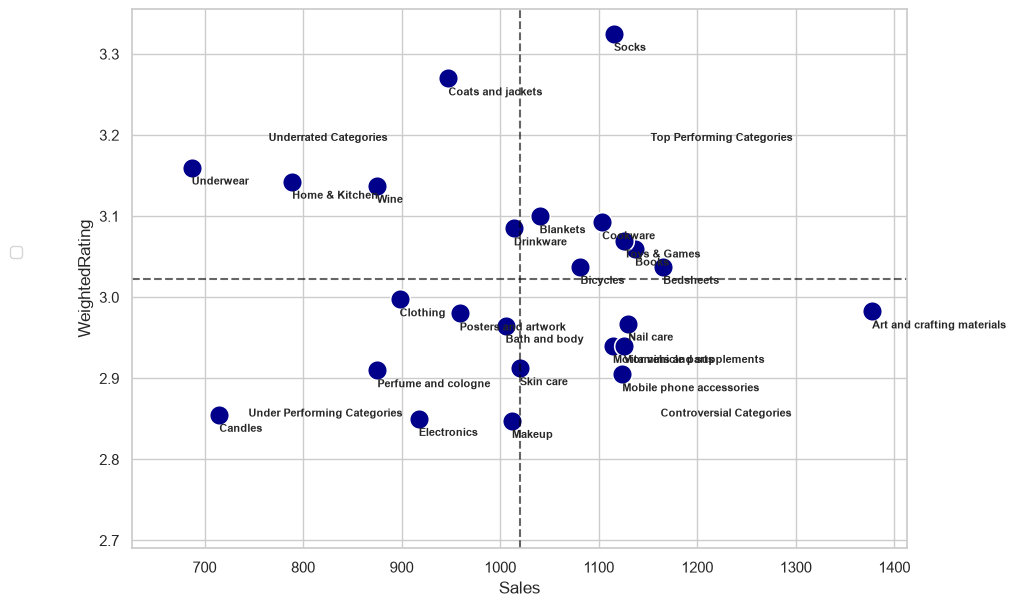
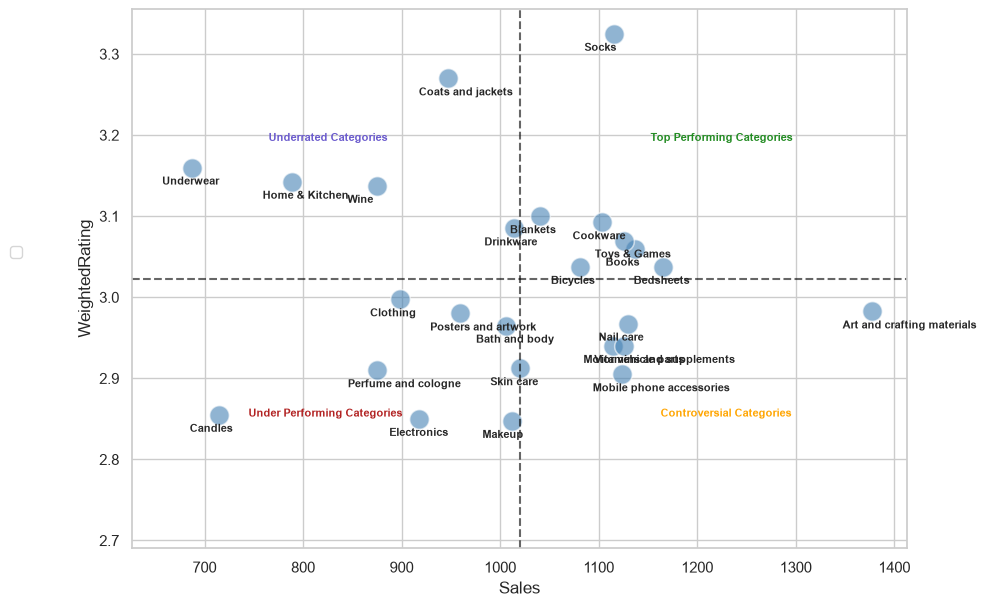
Unified diff of the notebook cell whose output changed from the first chart to the second:
--- before
+++ after
@@ -14,5 +14,6 @@
     data=category_summary,
     s=200,                  # Make the dots nice and large
-    color="darkblue"
+    color="steelblue",
+    alpha=0.6
 )
 
@@ -22,5 +23,5 @@
 for i in range(category_summary.shape[0]):
     plt.text(
-        x=category_summary.Sales[i], # slight offset to the right
+        x=category_summary.Sales[i] -30, # slight offset to the right
         y=category_summary.WeightedRating[i] - 0.021,
         s=category_summary.Category[i],
@@ -59,8 +60,8 @@
 
 print(sales_crosshair)
-plt.text(sales_crosshair * 1.13, rating_crosshair + 0.17, "Top Performing Categories", fontdict=dict(size=8, weight="bold"))
-plt.text(sales_crosshair * 1.14, rating_crosshair - 0.17, "Controversial Categories", fontdict=dict(size=8, weight="bold"))
-plt.text(sales_crosshair * 0.75, rating_crosshair + 0.17, "Underrated Categories", fontdict=dict(size=8, weight="bold"))
-plt.text(sales_crosshair * 0.73, rating_crosshair - 0.17, "Under Performing Categories", fontdict=dict(size=8, weight="bold"))
+plt.text(sales_crosshair * 1.13, rating_crosshair + 0.17, "Top Performing Categories", fontdict=dict(size=8, weight="bold"), color="forestgreen")
+plt.text(sales_crosshair * 1.14, rating_crosshair - 0.17, "Controversial Categories", fontdict=dict(size=8, weight="bold"), color="orange")
+plt.text(sales_crosshair * 0.75, rating_crosshair + 0.17, "Underrated Categories", fontdict=dict(size=8, weight="bold"), color="slateblue")
+plt.text(sales_crosshair * 0.73, rating_crosshair - 0.17, "Under Performing Categories", fontdict=dict(size=8, weight="bold"), color="firebrick")
 
 plt.show()

Commit: quadrant customization